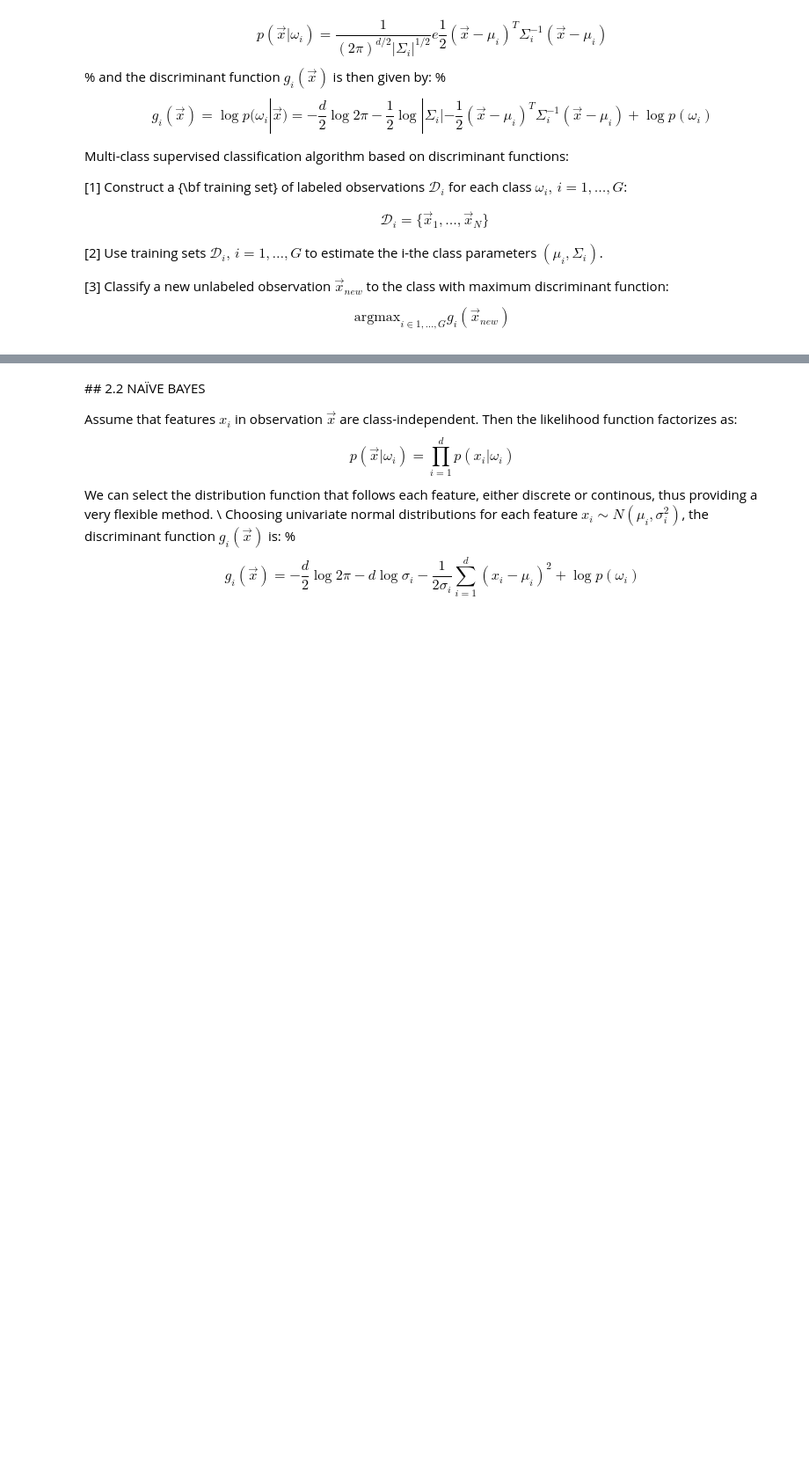
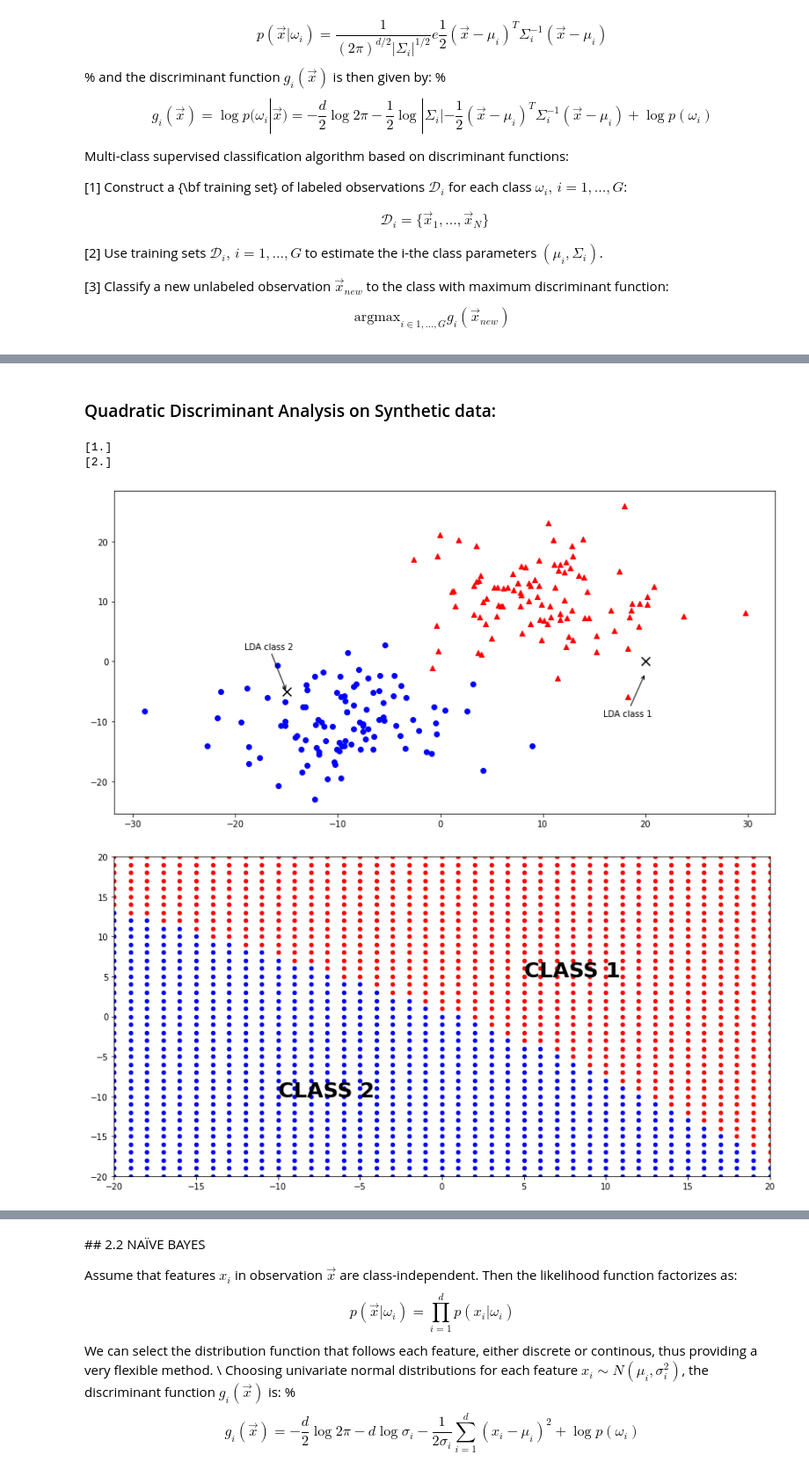
Before and after one commit to raulbenitez/PRML_Probabilistic_classifiers, a Jupyter notebook: Probabilistic_classifiers.ipynb, the cells around one changed output, grey strips where cells are left out. Shown at 88% size. Cells and saved outputs as stored; diff of their text form; code cells hidden in the pictures; blank space fills up the shorter version.

```diff
--- a/Probabilistic_classifiers.ipynb
+++ b/Probabilistic_classifiers.ipynb
@@ -179,0 +125,67 @@ Quality goes from 4.0  to  8.0
+# %% [markdown]
+### Quadratic Discriminant Analysis on Synthetic data:
+# %%
+import numpy as np
+import matplotlib.pyplot as plt
+
+from sklearn.discriminant_analysis import QuadraticDiscriminantAnalysis
+
+# Synthetic Gaussian training data:
+mu1, sigma1 = 10, 5.5
+X1 = mu1 + sigma1*np.random.randn(100,2)
+mu2, sigma2 = -10, 5.5
+X2 = mu2 + sigma2*np.random.randn(100,2)
+
+# Graphical representation of training data:
+plt.figure(figsize=(14,7))
+ax0 = plt.subplot(111)
+plt.scatter(X1[:,0],X1[:,1],marker ='^',c='r')
+plt.scatter(X2[:,0],X2[:,1],marker ='o',c='b')
+
+# Concatenate observations along the two dimensions:
+XT = np.concatenate((X1,X2))
+
+# Label observations according to class labels:
+label1 = np.ones(X1.shape[0])
+label2 = 2*np.ones(X2.shape[0])
+labelT = np.concatenate((label1,label2))
+
+# Training the model:
+clf = QuadraticDiscriminantAnalysis(priors=None)
+clf.fit(XT, labelT)
+
+#Prediction of new observations:
+print(clf.predict([[20, 0]])) #predicciÛn para el dato [20,0]
+print(clf.predict([[5, -20]]))#predicciÛn para el dato [5,-20]
+
+# Represent the new observations [20,0] y [5,-20]:
+plt.scatter(20,0,s=100,marker ='x',c='k')
+plt.annotate('LDA class 1',xy=(20,-2),xycoords='data',
+               xytext=(-50,-50),
+               textcoords='offset points',
+               arrowprops=dict(arrowstyle="->"))
+plt.scatter(-15,-5,s=100,marker ='x',c='k')
+plt.annotate('LDA class 2',xy=(-15,-5),xycoords='data',
+               xytext=(-50,50),
+               textcoords='offset points',
+               arrowprops=dict(arrowstyle="->"))
+
+# Representation of the decision boundary by predicting the observations in a meshgrid:
+plt.figure(figsize=(14,7))
+for i in range(-20,21,1):
+    for k in range(-20,21,1):
+        p = clf.predict([[i, k]])
+        if p == 1:
+             plt.scatter(i,k,s=20,marker='o',c='r')
+        else:
+             plt.scatter(i,k,s=20,marker = 'o',c='b')
+
+plt.axis([-20,20,-20,20])
+plt.text(5,5,'CLASS 1',fontsize=25,fontweight='bold',color='k')
+plt.text(-10,-10,'CLASS 2',fontsize=25,fontweight='bold',color='k')
+plt.show()
+# %% [output]
+[1.]
+[2.]
+[figure, added]
+[figure, added]
```
Also changed, not shown: parts of 18 cells of this notebook.
